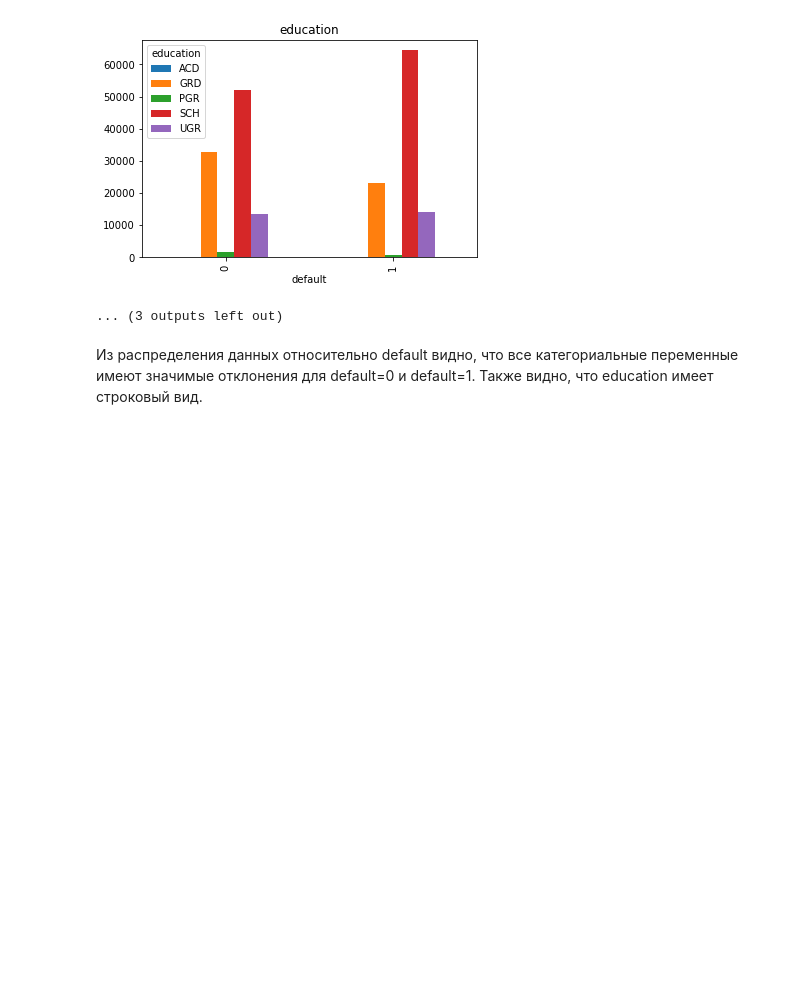
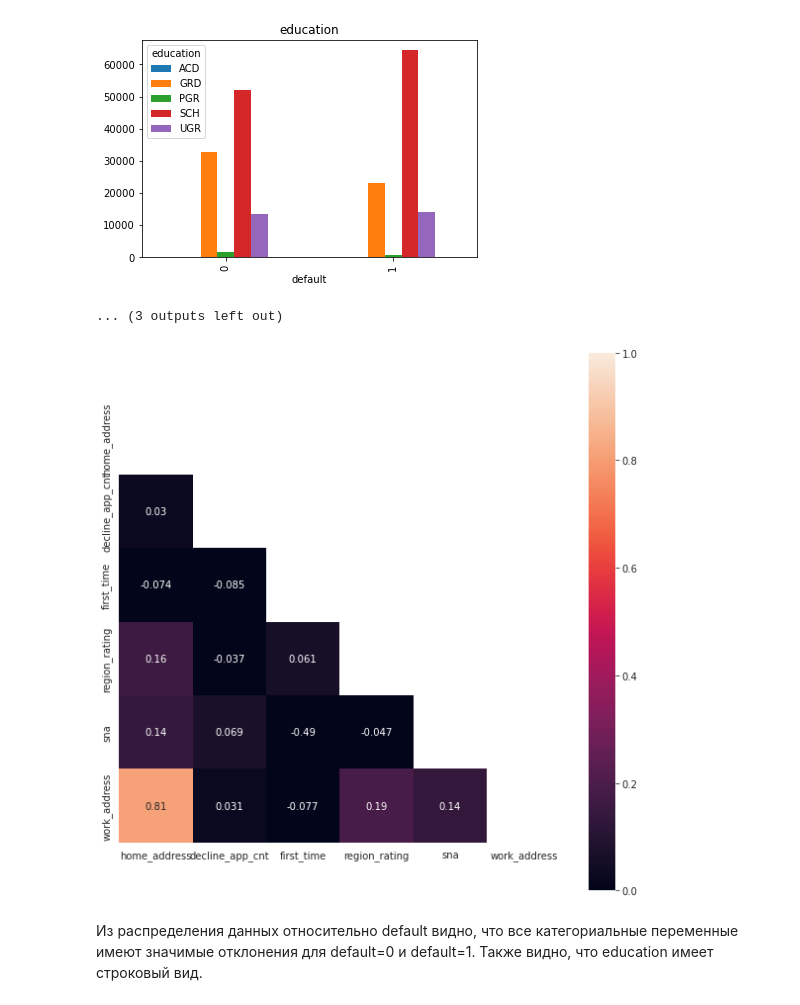
Before and after one commit to susuber/skillfactory_rds, a Jupyter notebook: Unit_5/Credit Scoring.ipynb, the cells around one changed output. Drawn from its saved outputs; the diff is of its cells as text; code cells hidden in the pictures; blank space fills up the shorter version.

```diff
--- a/Unit_5/Credit Scoring.ipynb
+++ b/Unit_5/Credit Scoring.ipynb
@@ -86,8 +86,8 @@ def log_num(data, columns):
         data[col] = data[col].apply(lambda x: np.log(x+1))
     return data
 # %%
-def num_heatmap(data, columns):
-    corr = data[columns].corr()
+def heatmap(data, columns, method):
+    corr = data[columns].corr(method=method)
     mask = np.zeros_like(corr)
     mask[np.triu_indices_from(mask)] = True
     with sns.axes_style("white"):
@@ -332,6 +332,10 @@ for col in list_сategorical:
 [figure]
 [figure]
 ... (3 outputs left out)
+# %%
+heatmap(data, list_сategorical, 'spearman')
+# %% [output]
+[figure, added]
 # %% [markdown]
 Из распределения данных относительно default видно, что все категориальные переменные имеют значимые отклонения для default=0 и default=1. Также видно, что education имеет строковый вид.
 # %% [markdown]
```
Also changed, not shown: parts of 17 cells of this notebook.
